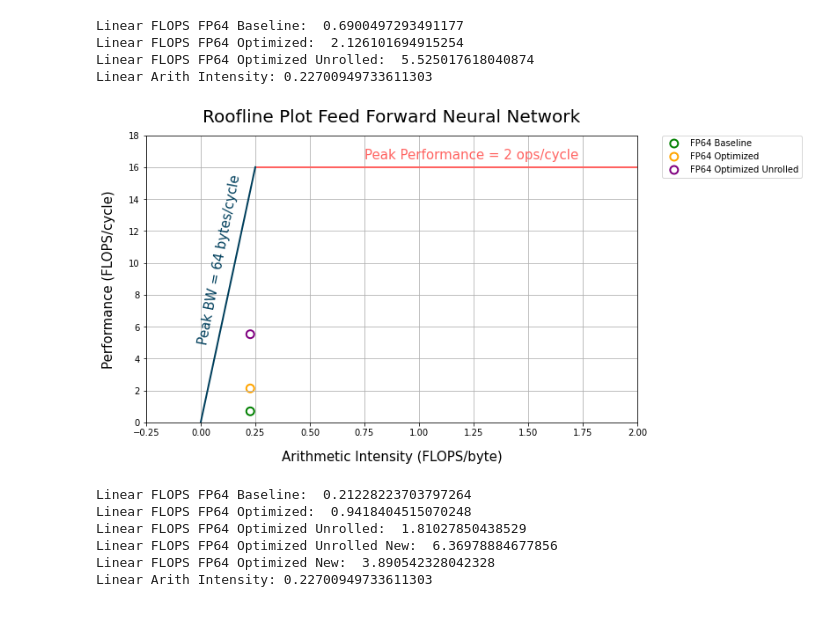
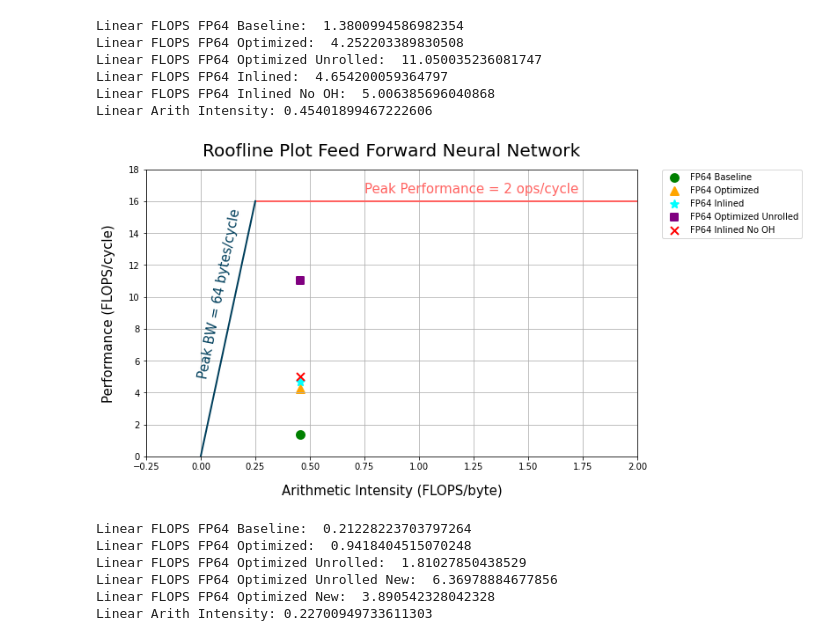
Before and after one commit to viv-eth/snitch, a Jupyter notebook: sw/applications/roofline.ipynb, the cells around one changed output. Saved outputs shown, nothing was run; the diff lists cells and outputs as text; code cells hidden in the pictures.

Commit message:
sw: roofline plot script

```diff
--- a/sw/applications/roofline.ipynb
+++ b/sw/applications/roofline.ipynb
@@ -26,17 +26,24 @@ FMAC_FLOP_peak_per_cluster = FMAC_FLOP * NUM_CORES
 MAX_NUM_CYCLES_fp64base = 22723
 MAX_NUM_CYCLES_fp64opt = 7375
 MAX_NUM_CYCLES_fp64opt_unrolled = 2838
-MAX_NUM_CYCLES_fp32opt = np.max([4312, 4288, 4264, 4215, 4189, 4165, 4109, 4334])
+MAX_NUM_CYCLES_fp64_inline = np.max([6734, 6738, 6661, 6692, 6640, 6615, 6566, 6511])
+MAX_NUM_CYCLES_fp64_inline_no_OH = 3132*2
 
-LINEAR_FLOP_TOT = IN_CH * OUT_CH * FMAC_FLOP
+NUM_ITERATIONS = 2
+
+LINEAR_FLOP_TOT = IN_CH * OUT_CH * FMAC_FLOP * NUM_ITERATIONS
 
 LINEAR_FLOPS_fp64base = (LINEAR_FLOP_TOT) / MAX_NUM_CYCLES_fp64base
 LINEAR_FLOPS_fp64opt = (LINEAR_FLOP_TOT)/ MAX_NUM_CYCLES_fp64opt
 LINEAR_FLOPS_fp64opt_unrolled = (LINEAR_FLOP_TOT)/ MAX_NUM_CYCLES_fp64opt_unrolled
+LINEAR_FLOPS_fp64_inline = (LINEAR_FLOP_TOT)/ MAX_NUM_CYCLES_fp64_inline
+LINEAR_FLOPS_fp64_inline_no_OH = (LINEAR_FLOP_TOT)/ MAX_NUM_CYCLES_fp64_inline_no_OH
 
 print("Linear FLOPS FP64 Baseline: ", LINEAR_FLOPS_fp64base)
 print("Linear FLOPS FP64 Optimized: ", LINEAR_FLOPS_fp64opt)
 print("Linear FLOPS FP64 Optimized Unrolled: ", LINEAR_FLOPS_fp64opt_unrolled)
+print("Linear FLOPS FP64 Inlined: ", LINEAR_FLOPS_fp64_inline)
+print("Linear FLOPS FP64 Inlined No OH: ", LINEAR_FLOPS_fp64_inline_no_OH)
 
 NUM_SIMD_VECS = 1 # precision: 1 = FP64, 2 = FP32, 4 = FP16, 8 = FP8
 peak_performance = 2 * NUM_CORES# instructions/cycle
@@ -47,41 +54,45 @@ linear_flops = LINEAR_FLOP_TOT
 
 linear_arith_intensity = linear_flops / linear_bytes
 
 print("Linear Arith Intensity:", linear_arith_intensity)
 
 # plot the roofline plot
 # y-axis: operations per cycle (perfromance)
 # x-axis: operations per byte (intensity)
 
 x = np.linspace(0, 0.25, 100)
 y = peak_BW * x
 
 plt.rcParams["figure.figsize"] = (10,6)
 ax = plt.gca()
 # ax.figsize = (10, 6)
 ax.plot(x, y, '-', color='#003f5c', linewidth=2)
 plt.text(-0.02, 5, 'Peak BW = %d bytes/cycle' % peak_BW, fontsize=15, rotation = 79, color='#003f5c')
 ax.axhline(y=peak_performance, color='#ff6361', linestyle='-', xmin = 0.225, xmax = 2, linewidth=2)
 # ax.plot(linear_arith_intensity, LINEAR_FLOPS, 'o', color='green', label='FP64 Baseline', markersize=10)
-ax.scatter(linear_arith_intensity, LINEAR_FLOPS_fp64base, color='green', label='FP64 Baseline', s=80, facecolor='none', linewidth = 2)
-ax.scatter(linear_arith_intensity, LINEAR_FLOPS_fp64opt, color='orange', label='FP64 Optimized', s=80, facecolor='none', linewidth = 2)
-ax.scatter(linear_arith_intensity, LINEAR_FLOPS_fp64opt_unrolled, color='purple', label='FP64 Optimized Unrolled', s=80, facecolor='none', linewidth = 2)
+ax.scatter(linear_arith_intensity, LINEAR_FLOPS_fp64base, color='green', label='FP64 Baseline', s=80, linewidth = 2, marker='o')
+ax.scatter(linear_arith_intensity, LINEAR_FLOPS_fp64opt, color='orange', label='FP64 Optimized', s=80, linewidth = 2, marker='^')
+ax.scatter(linear_arith_intensity, LINEAR_FLOPS_fp64_inline, color='cyan', label='FP64 Inlined', s=80, linewidth = 2, marker='*')
+ax.scatter(linear_arith_intensity, LINEAR_FLOPS_fp64opt_unrolled, color='purple', label='FP64 Optimized Unrolled', s=80, linewidth = 2, marker='s')
+ax.scatter(linear_arith_intensity, LINEAR_FLOPS_fp64_inline_no_OH, color='red', label='FP64 Inlined No OH', s=80, linewidth = 2, marker='x')
 # ax.scatter(linear_arith_intensity, LINEAR_FLOPS_fp32opt, color='magenta', label='FP32 Optimized', s=80, facecolor='none', linewidth = 2)
 plt.text(0.75, 16.5,'Peak Performance = 2 ops/cycle', fontsize=15, color='#ff6361')
 ax.set_xlim([-0.25, 2])
 ax.set_ylim([0, peak_performance + 2])
 # legend next to the plot
 ax.legend(bbox_to_anchor=(1.05, 1), loc=2, borderaxespad=0.)
 plt.xlabel('Arithmetic Intensity (FLOPS/byte)', fontsize=15, labelpad=15)
 plt.ylabel('Performance (FLOPS/cycle)', fontsize=15, labelpad=15)
 plt.title('Roofline Plot Feed Forward Neural Network', fontsize=20, pad=15)
 plt.grid(True)
 # %% [output]
-Linear FLOPS FP64 Baseline:  0.6900497293491177
-Linear FLOPS FP64 Optimized:  2.126101694915254
-Linear FLOPS FP64 Optimized Unrolled:  5.525017618040874
-Linear Arith Intensity: 0.22700949733611303
+Linear FLOPS FP64 Baseline:  1.3800994586982354
+Linear FLOPS FP64 Optimized:  4.252203389830508
+Linear FLOPS FP64 Optimized Unrolled:  11.050035236081747
+Linear FLOPS FP64 Inlined:  4.654200059364797
+Linear FLOPS FP64 Inlined No OH:  5.006385696040868
+Linear Arith Intensity: 0.45401899467222606
-[figure, old version]
+[figure, new version]
 # %%
 """ GRADIENT UPDATE FP64 """
 # Occamy Peak FLOPS for FP64:
```
